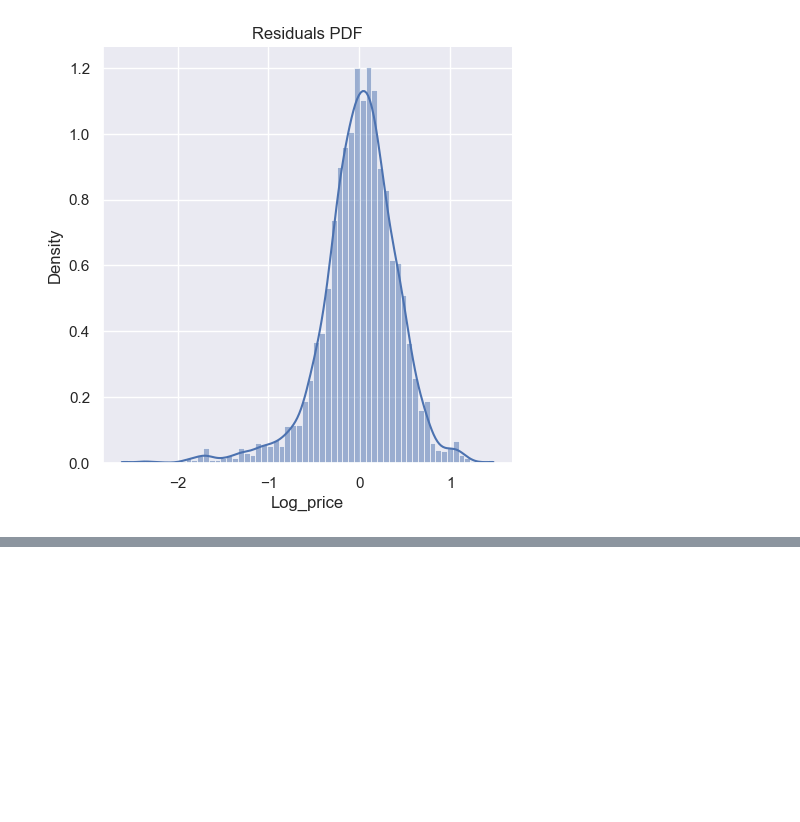
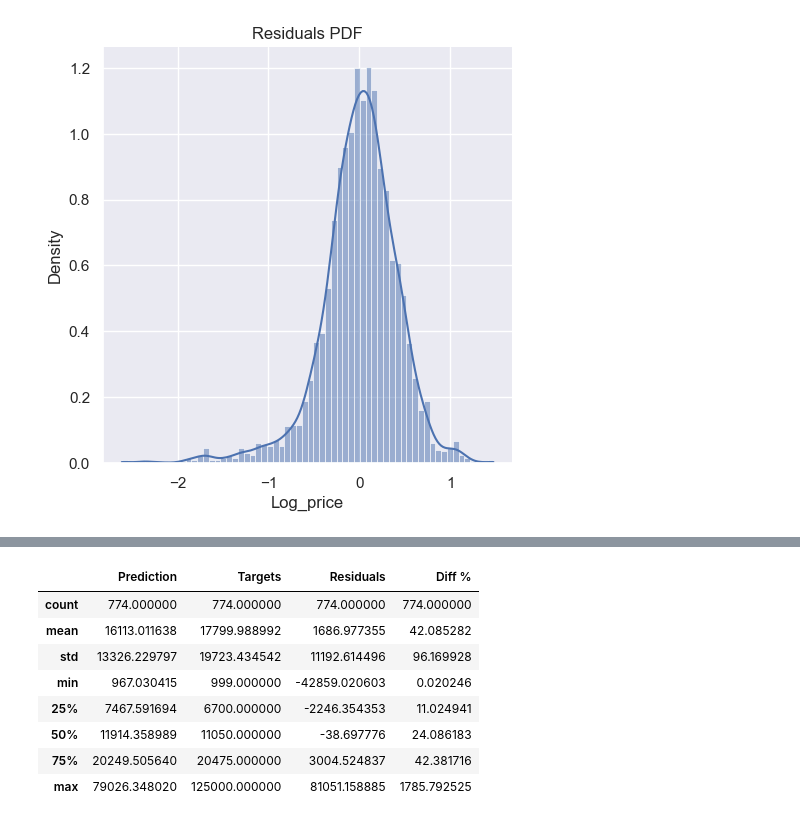
Before and after one commit to tanjatom/MachineLearning, a Jupyter notebook: Regression/predicting_car_prices.ipynb, the cells around one changed output, grey strips where cells are left out. Saved outputs shown, nothing was run; the diff lists cells and outputs as text; code cells hidden in the pictures; blank space fills up the shorter version.

```diff
--- a/Regression/predicting_car_prices.ipynb
+++ b/Regression/predicting_car_prices.ipynb
@@ -574,0 +677,13 @@ plt.show()
+# %%
+# Get the descriptive statistics
+df_performance.describe()
+# %% [output]
+|  | Prediction | Targets | Residuals | Diff % |
+| count | 774.000000 | 774.000000 | 774.000000 | 774.000000 |
+| mean | 16113.011638 | 17799.988992 | 1686.977355 | 42.085282 |
+| std | 13326.229797 | 19723.434542 | 11192.614496 | 96.169928 |
+| min | 967.030415 | 999.000000 | -42859.020603 | 0.020246 |
+| 25% | 7467.591694 | 6700.000000 | -2246.354353 | 11.024941 |
+| 50% | 11914.358989 | 11050.000000 | -38.697776 | 24.086183 |
+| 75% | 20249.505640 | 20475.000000 | 3004.524837 | 42.381716 |
+| max | 79026.348020 | 125000.000000 | 81051.158885 | 1785.792525 |
```
Also changed, not shown: parts of 37 cells of this notebook.
